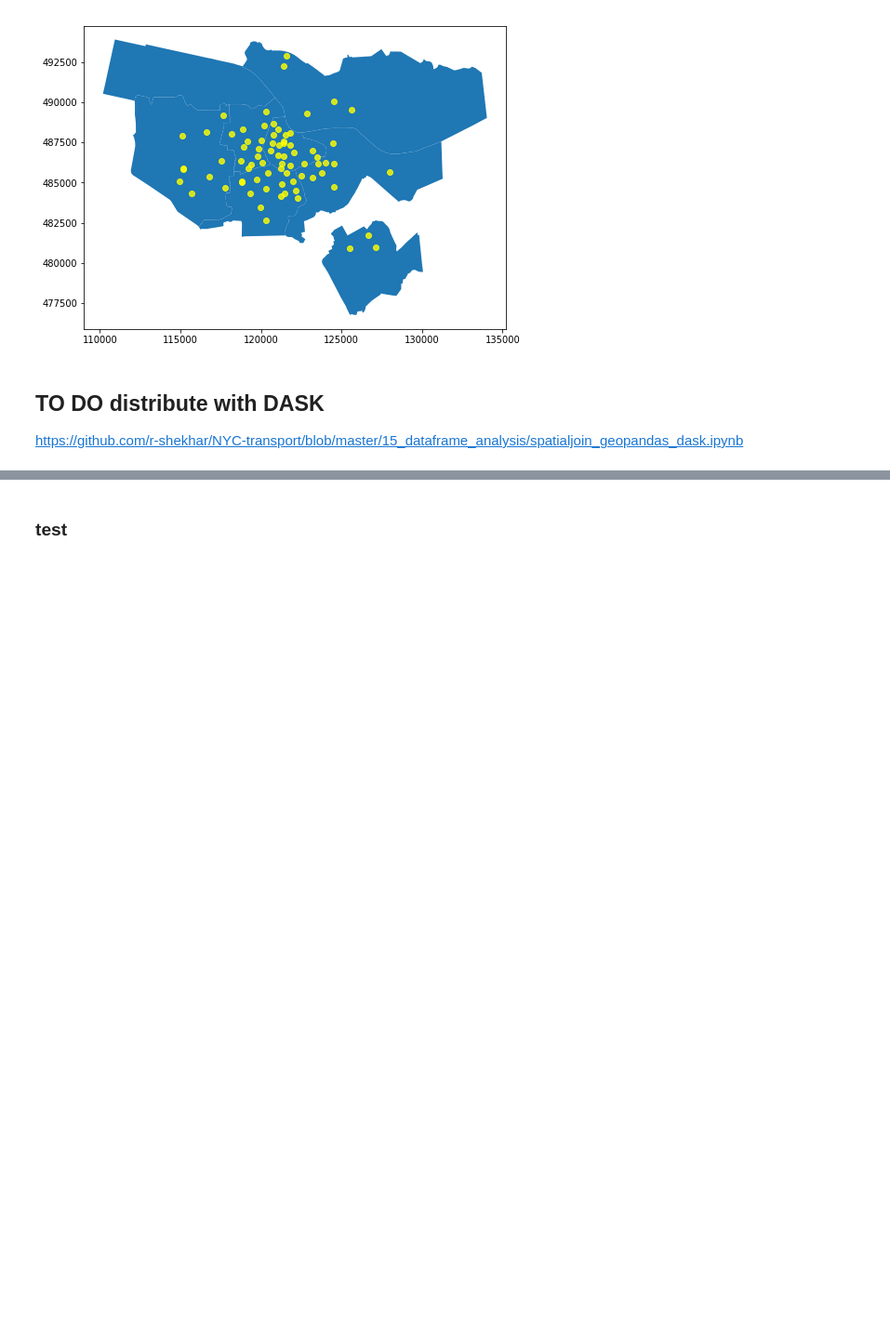
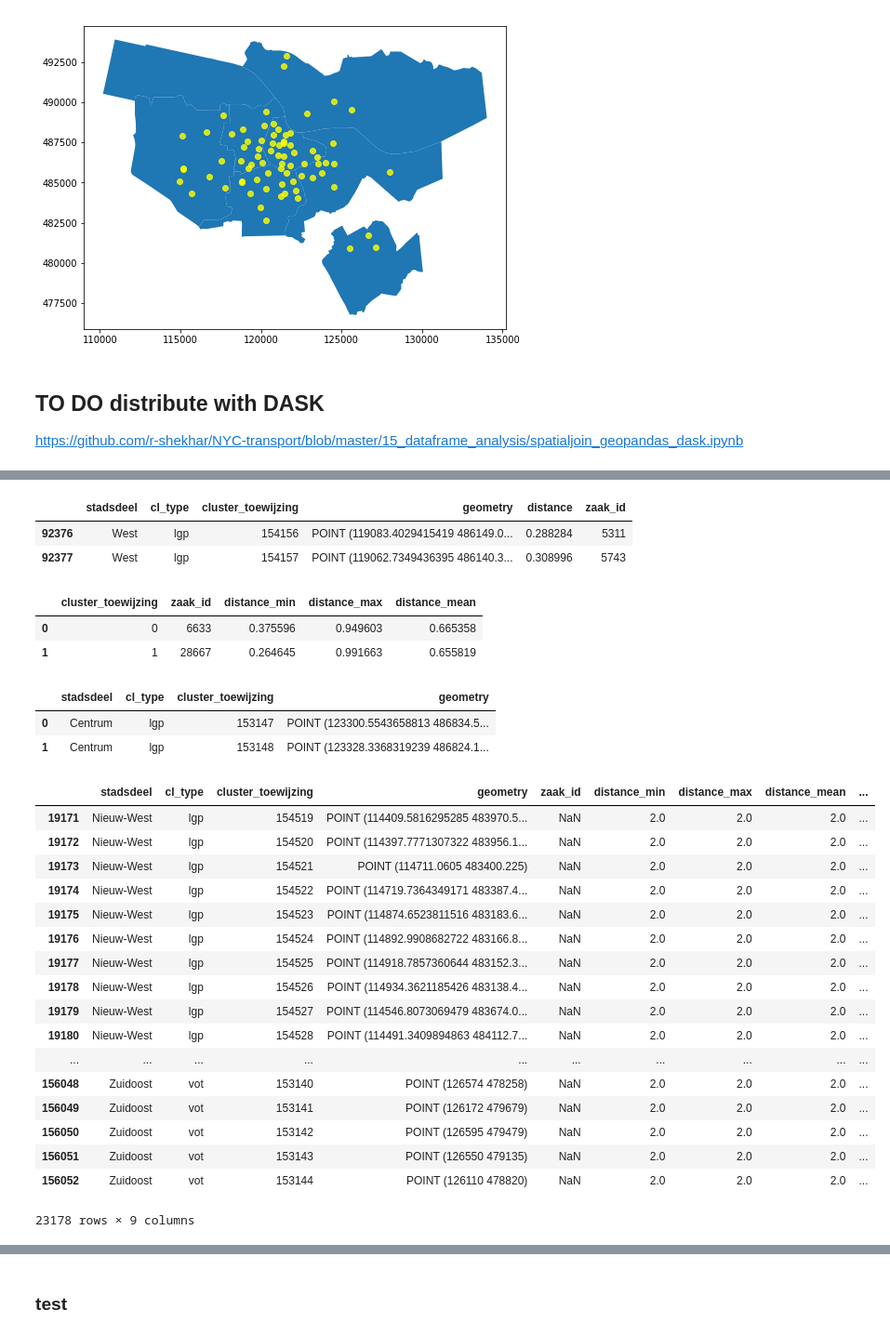
Before and after one commit to rmania/distance_matrix_datapipeline, a Jupyter notebook: munge/distance_test.ipynb, the cells around one changed output, grey strips where cells are left out. Shown at 93% size. Saved outputs shown, nothing was run; the diff lists cells and outputs as text; code cells hidden in the pictures; blank space fills up the shorter version.

```diff
--- a/munge/distance_test.ipynb
+++ b/munge/distance_test.ipynb
@@ -118,19 +157,0 @@ appended_data = pd.concat(appended_data, axis=0)
-# %%
-n=2
-test = []
-for i, row in enumerate(tqdm_notebook(list(ah['buffer'][:n]), desc='distance_calc')):
-    sub_df = df.loc[(df.geometry.within(ah['buffer'][i])), :]
-    sub_df = (sub_df.apply(calculateDistance,
-                           dest_geom= ah['geometry'][i],
-                 target_col= 'distance', axis=1))
-    print ('shape sub_df {} = {}'.format(i, sub_df.shape))
-    indices = (sub_df.apply(nearest,
-                  geom_union=ah.unary_union,
-                  df1=sub_df,
-                  df2=ah,
-                  geom1_col='geometry',
-                  src_column='zaak_id',
-                  axis=1))
-    indices_frame = indices.to_frame()
-    sub_df = pd.concat([sub_df, indices_frame], axis=1)
-    test.append(sub_df)
@@ -150,0 +165,6 @@ test[test.cluster_toewijzing == '154156']
+# %%
+t.head(2)
+# %% [output]
+|  | stadsdeel | cl_type | cluster_toewijzing | geometry | distance | zaak_id |
+| 92376 | West | lgp | 154156 | POINT (119083.4029415419 486149.0... | 0.288284 | 5311 |
+| 92377 | West | lgp | 154157 | POINT (119062.7349436395 486140.3... | 0.308996 | 5743 |
@@ -150,0 +176,12 @@ test[test.cluster_toewijzing == '154156']
+# %%
+dist.head(2)
+# %% [output]
+|  | cluster_toewijzing | zaak_id | distance_min | distance_max | distance_mean |
+| 0 | 0 | 6633 | 0.375596 | 0.949603 | 0.665358 |
+| 1 | 1 | 28667 | 0.264645 | 0.991663 | 0.655819 |
+# %%
+df.head(2)
+# %% [output]
+|  | stadsdeel | cl_type | cluster_toewijzing | geometry |
+| 0 | Centrum | lgp | 153147 | POINT (123300.5543658813 486834.5... |
+| 1 | Centrum | lgp | 153148 | POINT (123328.3368319239 486824.1... |
@@ -150,0 +191,21 @@ test[test.cluster_toewijzing == '154156']
+# %%
+test2[test2._merge == 'left_only']
+# %% [output]
+|  | stadsdeel | cl_type | cluster_toewijzing | geometry | zaak_id | distance_min | distance_max | distance_mean | ... |
+| 19171 | Nieuw-West | lgp | 154519 | POINT (114409.5816295285 483970.5... | NaN | 2.0 | 2.0 | 2.0 | ... |
+| 19172 | Nieuw-West | lgp | 154520 | POINT (114397.7771307322 483956.1... | NaN | 2.0 | 2.0 | 2.0 | ... |
+| 19173 | Nieuw-West | lgp | 154521 | POINT (114711.0605 483400.225) | NaN | 2.0 | 2.0 | 2.0 | ... |
+| 19174 | Nieuw-West | lgp | 154522 | POINT (114719.7364349171 483387.4... | NaN | 2.0 | 2.0 | 2.0 | ... |
+| 19175 | Nieuw-West | lgp | 154523 | POINT (114874.6523811516 483183.6... | NaN | 2.0 | 2.0 | 2.0 | ... |
+| 19176 | Nieuw-West | lgp | 154524 | POINT (114892.9908682722 483166.8... | NaN | 2.0 | 2.0 | 2.0 | ... |
+| 19177 | Nieuw-West | lgp | 154525 | POINT (114918.7857360644 483152.3... | NaN | 2.0 | 2.0 | 2.0 | ... |
+| 19178 | Nieuw-West | lgp | 154526 | POINT (114934.3621185426 483138.4... | NaN | 2.0 | 2.0 | 2.0 | ... |
+| 19179 | Nieuw-West | lgp | 154527 | POINT (114546.8073069479 483674.0... | NaN | 2.0 | 2.0 | 2.0 | ... |
+| 19180 | Nieuw-West | lgp | 154528 | POINT (114491.3409894863 484112.7... | NaN | 2.0 | 2.0 | 2.0 | ... |
+| ... | ... | ... | ... | ... | ... | ... | ... | ... | ... |
+| 156048 | Zuidoost | vot | 153140 | POINT (126574 478258) | NaN | 2.0 | 2.0 | 2.0 | ... |
+| 156049 | Zuidoost | vot | 153141 | POINT (126172 479679) | NaN | 2.0 | 2.0 | 2.0 | ... |
+| 156050 | Zuidoost | vot | 153142 | POINT (126595 479479) | NaN | 2.0 | 2.0 | 2.0 | ... |
+| 156051 | Zuidoost | vot | 153143 | POINT (126550 479135) | NaN | 2.0 | 2.0 | 2.0 | ... |
+| 156052 | Zuidoost | vot | 153144 | POINT (126110 478820) | NaN | 2.0 | 2.0 | 2.0 | ... |
+23178 rows × 9 columns
```
Also changed, not shown: parts of 23 cells of this notebook.
